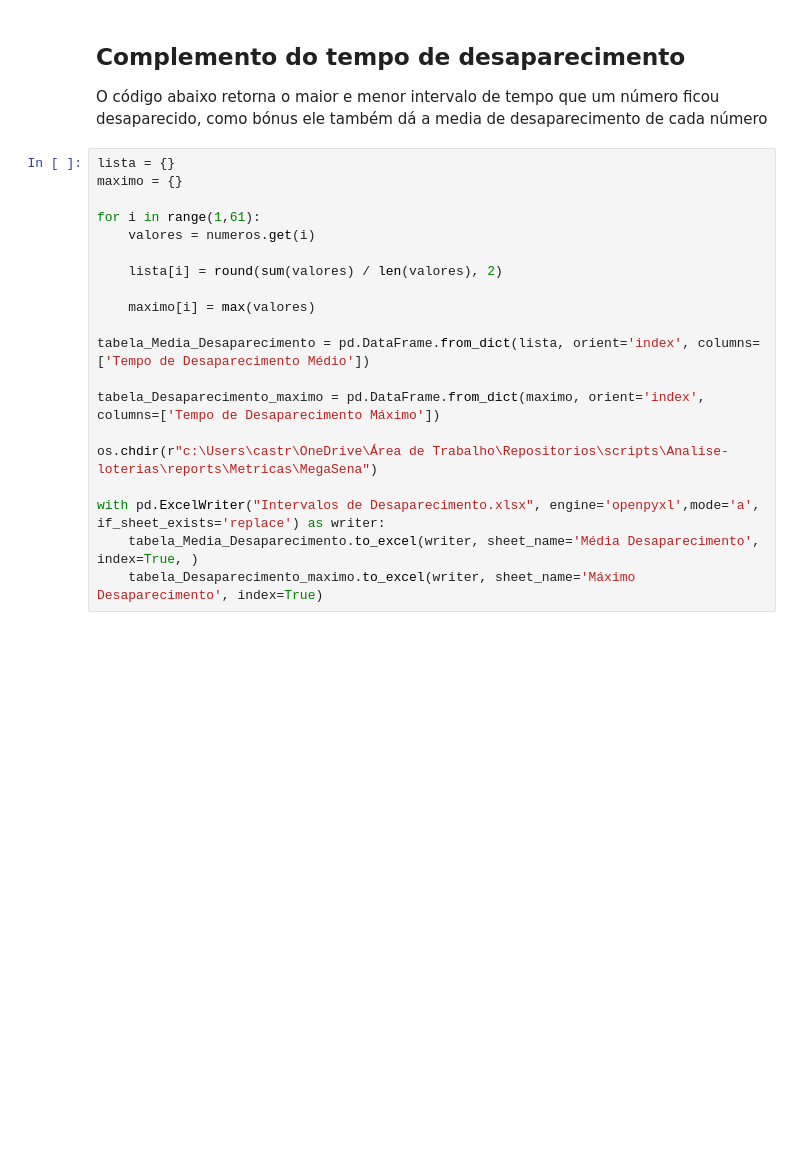
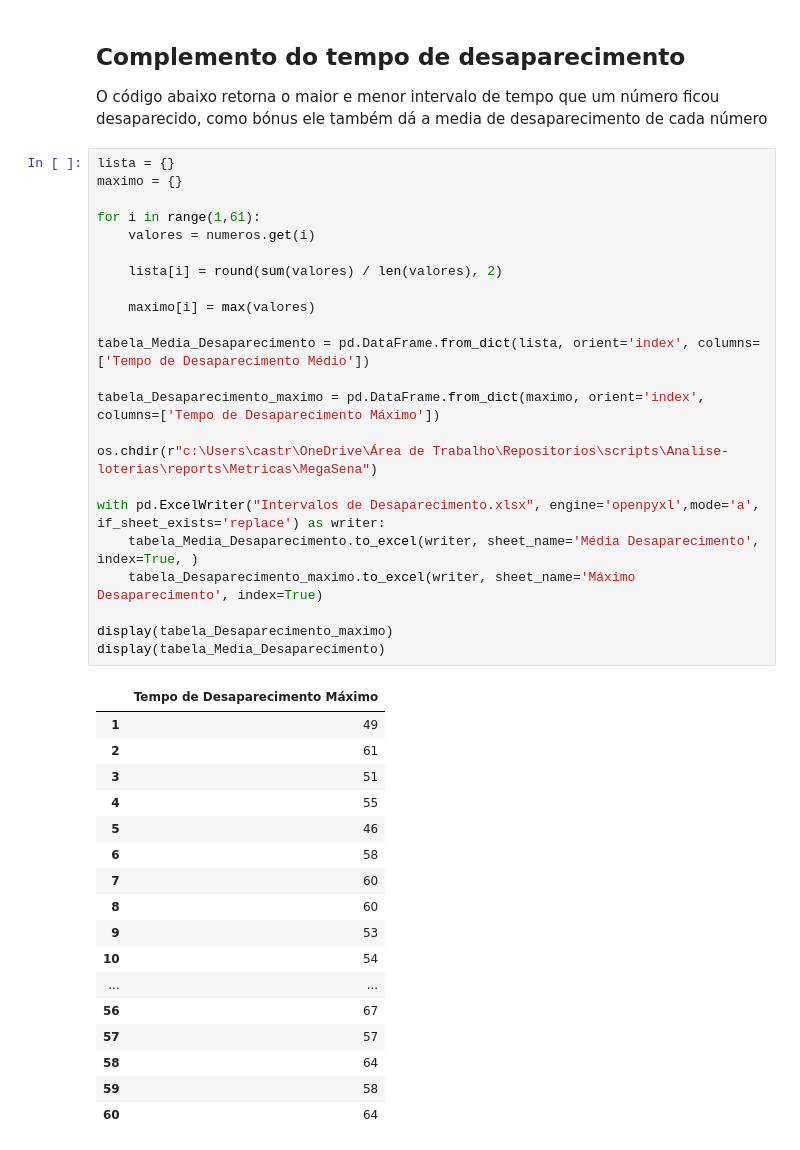
Before and after one commit to CastroKaiser/Analise-loterias, a Jupyter notebook: notebook/MegaSena/AnaliseEstatistica.ipynb, the cells around one changed output. Saved outputs shown, nothing was run; the diff lists cells and outputs as text; blank space fills up the shorter version.

```diff
--- a/notebook/MegaSena/AnaliseEstatistica.ipynb
+++ b/notebook/MegaSena/AnaliseEstatistica.ipynb
@@ -97,20 +135,41 @@ O código abaixo retorna o maior e menor intervalo de tempo que um número ficou
 # %%
 lista = {}
 maximo = {}
 
 for i in range(1,61):
     valores = numeros.get(i)
 
     lista[i] = round(sum(valores) / len(valores), 2)
 
     maximo[i] = max(valores)
 
 tabela_Media_Desaparecimento = pd.DataFrame.from_dict(lista, orient='index', columns=['Tempo de Desaparecimento Médio'])
 
 tabela_Desaparecimento_maximo = pd.DataFrame.from_dict(maximo, orient='index', columns=['Tempo de Desaparecimento Máximo'])
 
 os.chdir(r"c:\Users\castr\OneDrive\Área de Trabalho\Repositorios\scripts\Analise-loterias\reports\Metricas\MegaSena")
 
 with pd.ExcelWriter("Intervalos de Desaparecimento.xlsx", engine='openpyxl',mode='a', if_sheet_exists='replace') as writer:
     tabela_Media_Desaparecimento.to_excel(writer, sheet_name='Média Desaparecimento', index=True, )
     tabela_Desaparecimento_maximo.to_excel(writer, sheet_name='Máximo Desaparecimento', index=True)
+
+display(tabela_Desaparecimento_maximo)
+display(tabela_Media_Desaparecimento)
+# %% [output]
+|  | Tempo de Desaparecimento Máximo |
+| 1 | 49 |
+| 2 | 61 |
+| 3 | 51 |
+| 4 | 55 |
+| 5 | 46 |
+| 6 | 58 |
+| 7 | 60 |
+| 8 | 60 |
+| 9 | 53 |
+| 10 | 54 |
+| ... | ... |
+| 56 | 67 |
+| 57 | 57 |
+| 58 | 64 |
+| 59 | 58 |
+| 60 | 64 |
```
Also changed, not shown: parts of 3 cells of this notebook, 7 other files.
